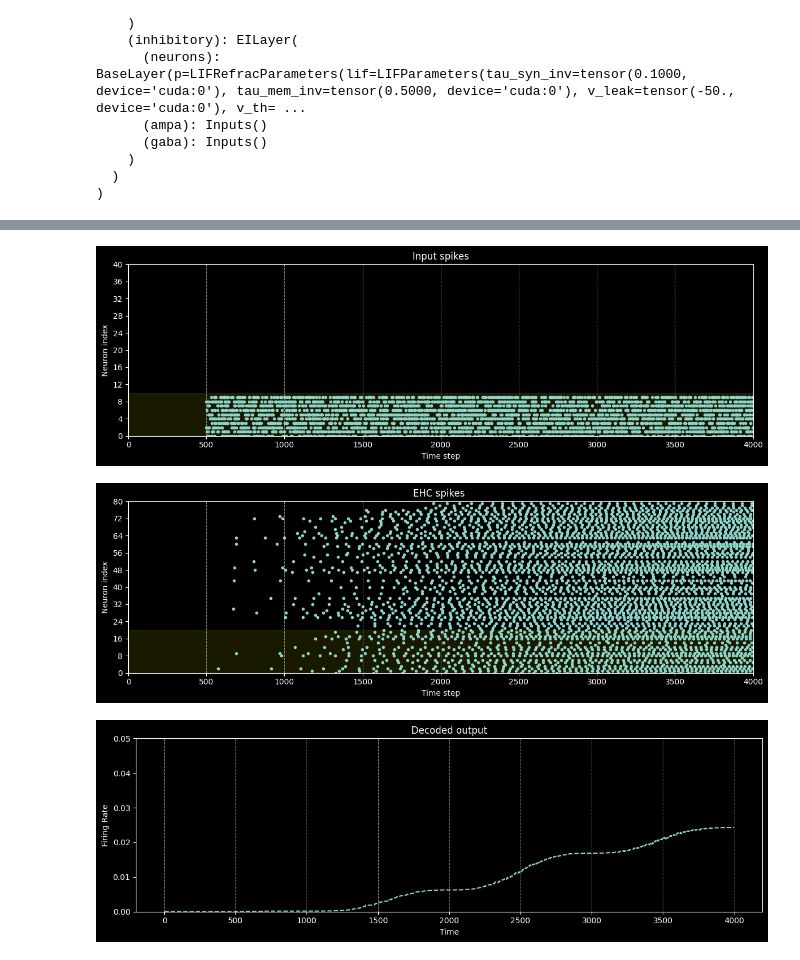
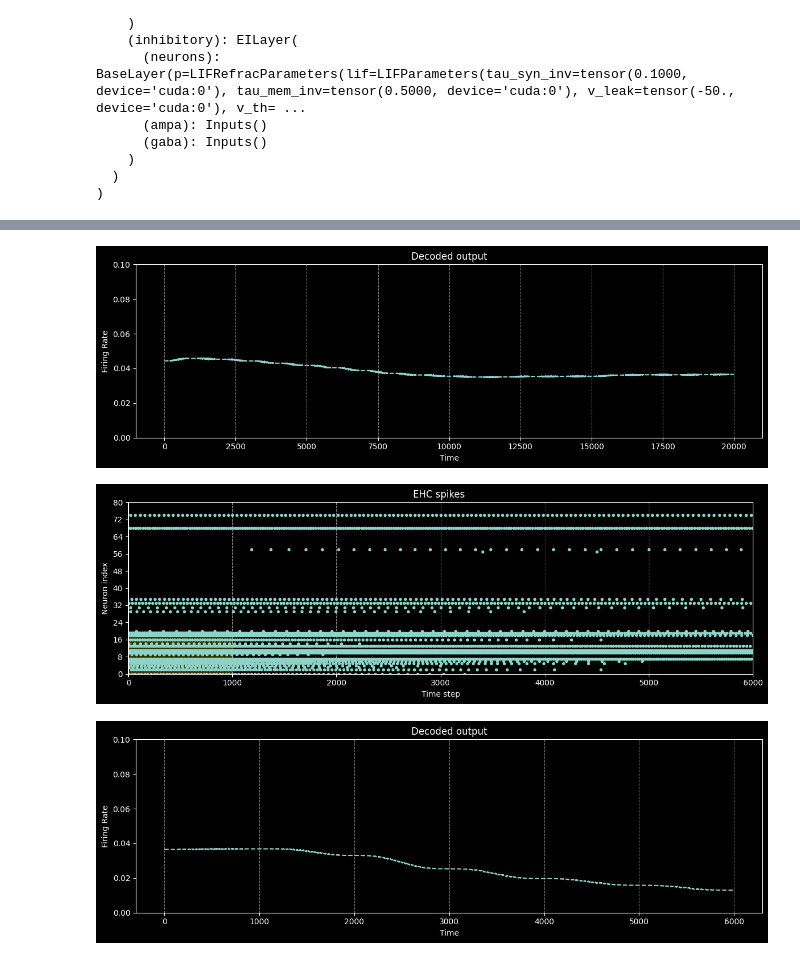
Before and after one commit to BorjaEst/spatial-navigation, a Jupyter notebook: notebooks/EIModel-Balanced.ipynb, the cells around one changed output, grey strips where cells are left out. Saved outputs shown, nothing was run; the diff lists cells and outputs as text; code cells hidden in the pictures.

```diff
--- a/notebooks/EIModel-Balanced.ipynb
+++ b/notebooks/EIModel-Balanced.ipynb
@@ -40,3 +33,8 @@ ymin, ymax = 0, 20
+# %%
+decoder = ehc.decoders.HannDecoder(window_length=1000)
+current = 0.4  # Input current
+xmin, xmax = 0, 20  # Neurons with added current
+ymin, ymax = 0, 20
 # %%
 w = model.excitatory.gaba.w.detach().cpu()
 mask = model.excitatory.gaba.mask.detach().cpu()
@@ -48,7 +46,7 @@ plt.show()
 # %%
-signal_in = torch.zeros(30000, 40).to(ehc.device)
-signal_in[12000:22000, xmin:xmax] = signal_gain
+signal_in = torch.zeros(68000, 80).to(ehc.device)
+signal_in[11000:37000, xmin:xmax] = current
 signal_loader = iter(signal_in)
-plots.signal(signal_in.cpu(), "Linear plot input signal")
+plots.signal(signal_in.cpu(), "Linear input signal")
 plt.show()
 # %% [output]
@@ -58,0 +56,13 @@ _ = torch.stack([model(x) for x in spikes_in])
+# %%
+spikes_out = torch.stack([model(x) for x in islice(signal_loader, 6000)])  # 10000-16000
+plots.raster(spikes_out.cpu(), "EHC spikes ")
+x = range(1000, spikes_out.shape[0])  # x-range starting from 1000
+plt.fill_between(x, ymin, ymax, color="yellow", alpha=0.2, label="Highlighted Band")
+plt.ylim(0, spikes_out.shape[1])
+plt.show()
+
+signal_out = torch.stack([decoder(x) for x in spikes_out[:, ymin:ymax]])
+signal_out = signal_out.mean(dim=1).unsqueeze(1).detach()
+plots.signal(signal_out.cpu(), "Decoded output")
+plt.ylim(0, 0.1)
+plt.show()
@@ -59,22 +72,25 @@ _ = torch.stack([model(x) for x in spikes_in])
+# %%
+spikes_out = torch.stack([model(x) for x in islice(signal_loader, 20000)])  # 16000-36000
+signal_out = torch.stack([decoder(x) for x in spikes_out[:, ymin:ymax]])
+signal_out = signal_out.mean(dim=1).unsqueeze(1).detach()
+plots.signal(signal_out.cpu(), "Decoded output")
+plt.ylim(0, 0.1)
+plt.show()
+# %% [output]
+[figure, added]
 # %%
-spikes_in = torch.stack([encoder(x) for x in islice(signal_loader, 4000)])
-plots.raster(spikes_in.cpu(), "Input spikes")
-plt.axhspan(xmin, xmax, color="yellow", alpha=0.1, label="Highlighted Band")
-plt.ylim(0, spikes_in.shape[1])
-plt.show()
-
-spikes_out = torch.stack([model(x) for x in spikes_in])
+spikes_out = torch.stack([model(x) for x in islice(signal_loader, 6000)])  # 36000-42000
 plots.raster(spikes_out.cpu(), "EHC spikes ")
-plt.axhspan(ymin, ymax, color="yellow", alpha=0.1, label="Highlighted Band")
+x = range(0, 1000)  # x-range ending at 1000
+plt.fill_between(x, ymin, ymax, color="yellow", alpha=0.2, label="Highlighted Band")
 plt.ylim(0, spikes_out.shape[1])
 plt.show()
 
 signal_out = torch.stack([decoder(x) for x in spikes_out[:, ymin:ymax]])
 signal_out = signal_out.mean(dim=1).unsqueeze(1).detach()
 plots.signal(signal_out.cpu(), "Decoded output")
-plt.ylim(0, 0.05)
+plt.ylim(0, 0.1)
 plt.show()
 # %% [output]
-[figure, old version]
+[figure, new version]
-[figure, old version]
+[figure, new version]
-[figure, removed]
```
Also changed, not shown: parts of 12 cells of this notebook, 1 other file.
